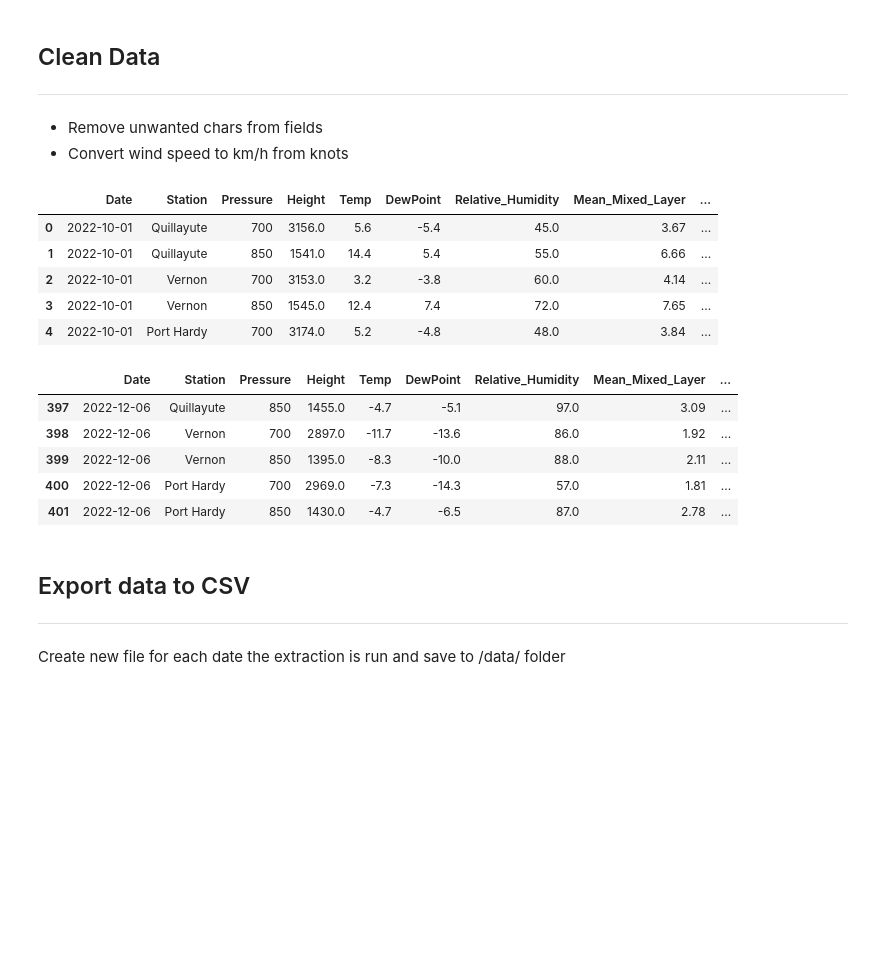
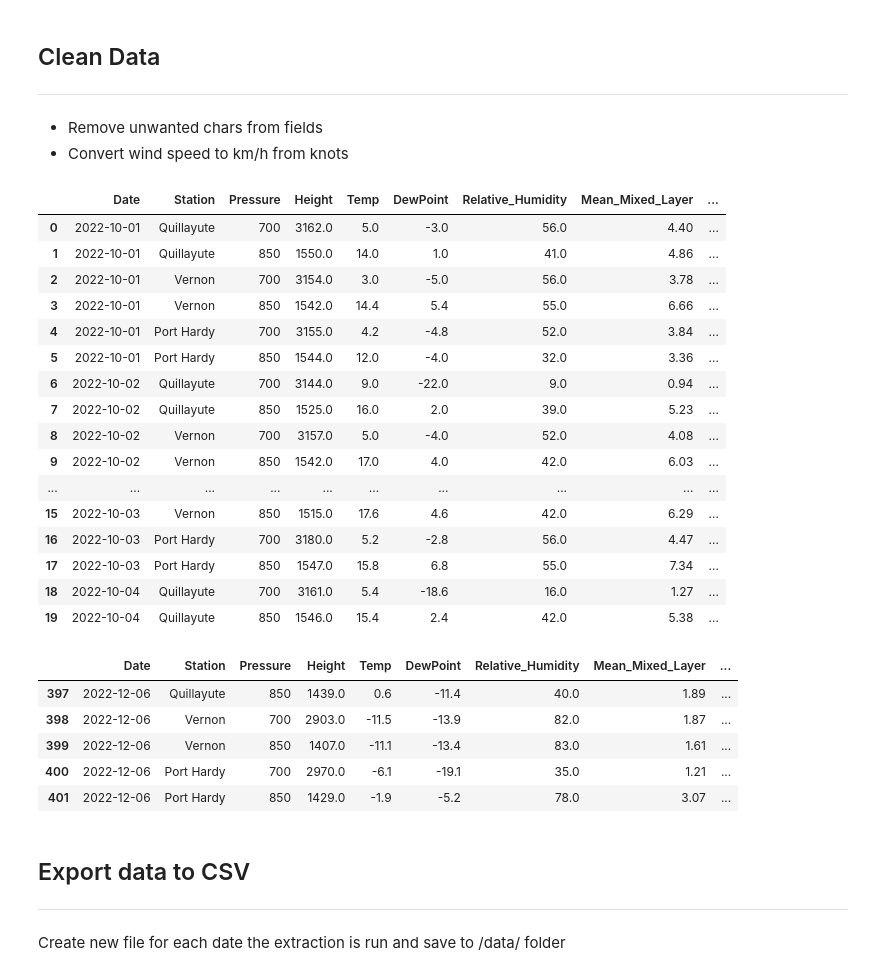
Before and after one commit to lck3nny/AuroraBC, a Jupyter notebook: Scraper/Scraper.ipynb, the cells around one changed output. Saved outputs shown, nothing was run; the diff lists cells and outputs as text; code cells hidden in the pictures; blank space fills up the shorter version.

```diff
--- a/Scraper/Scraper.ipynb
+++ b/Scraper/Scraper.ipynb
@@ -91,8 +91,8 @@ for d in dates_arr:
         url += "&MONTH={}".format(d[1])
         #url += "&FROM=" + str(now[1]) + str(now[2])
         #url += "&TO=" + str(now[1]) + str(now[2])
-        url += "&FROM={:0>2d}12".format(d[2])
-        url += "&TO={:0>2d}12".format(d[2])
+        url += "&FROM={:0>2d}00".format(d[2])
+        url += "&TO={:0>2d}23".format(d[2])
         url += "&STNM={}".format(station["id"])
         url += "&REPLOT=1"
         urls.append(url)
@@ -131,24 +131,39 @@ http://weather.uwyo.edu/cgi-bin/sounding?region=naconf&TYPE=TEXT%3ALIST&YEAR=202
 # %%
 data = []
 reading_idx = []
-
+problem_urls = []
 
 print("Extracting data from URLs: ")
 with alive_bar(len(urls), force_tty=True) as bar:
     for i, url in enumerate(urls):
+        search = 0
+        while search >= 0:
+            # scrape site data
+            # ~~~~~~~~~~~~~~~~
+            search += 1
+            page = requests.get(url)
+            soup = BeautifulSoup(page.content, "html.parser")
+            results = str(soup.find('pre'))
+            sevhundy = results[results.find("700"):].split()[:11]
+            eightfiddy = results[results.find("850"):].split()[:11]
 
-        # scrape site data
-        # ~~~~~~~~~~~~~~~~
-        page = requests.get(url)
-        soup = BeautifulSoup(page.content, "html.parser")
-        results = str(soup.find('pre'))
+            # catch erroneous reads
+            # site can hit too many requests
+            # ~~~~~~~~~~~~~~~~~~~~~~~~~~~~~~
+            if 'e' not in sevhundy[0] and 'e' not in eightfiddy[0]:
+                search = -1
+            elif search == 10:
+                print(url)
+                problem_urls.append(url)
+                search = -1
 
         # we want 700 first // 850 second
         # ~~~~~~~~~~~~~~~~~~~~~~~~~~~~~~~
-        data.append(results[results.find("700"):].split()[:11])
+        data.append(sevhundy)
         data[-1].insert(0, dates_idx[i])
         data[-1].insert(1, station_idx[i])
-        data.append(results[results.find("850"):].split()[:11])
+
+        data.append(eightfiddy)
         data[-1].insert(0, dates_idx[i])
         data[-1].insert(1, station_idx[i])
 
@@ -177,34 +198,45 @@ for item in data:
 # %%
 df = pd.DataFrame(data, columns=cols)
 
 # Convert DataFrame to numeric values
 # ~~~~~~~~~~~~~~~~~~~~~~~~~~~~~~~~~~~
 for col in cols[2:]:
     try:
         df[col] = pd.to_numeric(df[col])
     except:
         print(col)
 
 # Convert wind speed from Knots to KM/H
 # ~~~~~~~~~~~~~~~~~~~~~~~~~~~~~~~~~~~~~
 df['Wind_Speed'] = df['Wind_Speed'].multiply(1.852)
-df.head()
+df.head(20)
 # %% [output]
 |  | Date | Station | Pressure | Height | Temp | DewPoint | Relative_Humidity | Mean_Mixed_Layer | ... |
-| 0 | 2022-10-01 | Quillayute | 700 | 3156.0 | 5.6 | -5.4 | 45.0 | 3.67 | ... |
-| 1 | 2022-10-01 | Quillayute | 850 | 1541.0 | 14.4 | 5.4 | 55.0 | 6.66 | ... |
-| 2 | 2022-10-01 | Vernon | 700 | 3153.0 | 3.2 | -3.8 | 60.0 | 4.14 | ... |
-| 3 | 2022-10-01 | Vernon | 850 | 1545.0 | 12.4 | 7.4 | 72.0 | 7.65 | ... |
-| 4 | 2022-10-01 | Port Hardy | 700 | 3174.0 | 5.2 | -4.8 | 48.0 | 3.84 | ... |
+| 0 | 2022-10-01 | Quillayute | 700 | 3162.0 | 5.0 | -3.0 | 56.0 | 4.40 | ... |
+| 1 | 2022-10-01 | Quillayute | 850 | 1550.0 | 14.0 | 1.0 | 41.0 | 4.86 | ... |
+| 2 | 2022-10-01 | Vernon | 700 | 3154.0 | 3.0 | -5.0 | 56.0 | 3.78 | ... |
+| 3 | 2022-10-01 | Vernon | 850 | 1542.0 | 14.4 | 5.4 | 55.0 | 6.66 | ... |
+| 4 | 2022-10-01 | Port Hardy | 700 | 3155.0 | 4.2 | -4.8 | 52.0 | 3.84 | ... |
+| 5 | 2022-10-01 | Port Hardy | 850 | 1544.0 | 12.0 | -4.0 | 32.0 | 3.36 | ... |
+| 6 | 2022-10-02 | Quillayute | 700 | 3144.0 | 9.0 | -22.0 | 9.0 | 0.94 | ... |
+| 7 | 2022-10-02 | Quillayute | 850 | 1525.0 | 16.0 | 2.0 | 39.0 | 5.23 | ... |
+| 8 | 2022-10-02 | Vernon | 700 | 3157.0 | 5.0 | -4.0 | 52.0 | 4.08 | ... |
+| 9 | 2022-10-02 | Vernon | 850 | 1542.0 | 17.0 | 4.0 | 42.0 | 6.03 | ... |
+| ... | ... | ... | ... | ... | ... | ... | ... | ... | ... |
+| 15 | 2022-10-03 | Vernon | 850 | 1515.0 | 17.6 | 4.6 | 42.0 | 6.29 | ... |
+| 16 | 2022-10-03 | Port Hardy | 700 | 3180.0 | 5.2 | -2.8 | 56.0 | 4.47 | ... |
+| 17 | 2022-10-03 | Port Hardy | 850 | 1547.0 | 15.8 | 6.8 | 55.0 | 7.34 | ... |
+| 18 | 2022-10-04 | Quillayute | 700 | 3161.0 | 5.4 | -18.6 | 16.0 | 1.27 | ... |
+| 19 | 2022-10-04 | Quillayute | 850 | 1546.0 | 15.4 | 2.4 | 42.0 | 5.38 | ... |
 # %%
 df.tail()
 # %% [output]
 |  | Date | Station | Pressure | Height | Temp | DewPoint | Relative_Humidity | Mean_Mixed_Layer | ... |
-| 397 | 2022-12-06 | Quillayute | 850 | 1455.0 | -4.7 | -5.1 | 97.0 | 3.09 | ... |
-| 398 | 2022-12-06 | Vernon | 700 | 2897.0 | -11.7 | -13.6 | 86.0 | 1.92 | ... |
-| 399 | 2022-12-06 | Vernon | 850 | 1395.0 | -8.3 | -10.0 | 88.0 | 2.11 | ... |
-| 400 | 2022-12-06 | Port Hardy | 700 | 2969.0 | -7.3 | -14.3 | 57.0 | 1.81 | ... |
-| 401 | 2022-12-06 | Port Hardy | 850 | 1430.0 | -4.7 | -6.5 | 87.0 | 2.78 | ... |
+| 397 | 2022-12-06 | Quillayute | 850 | 1439.0 | 0.6 | -11.4 | 40.0 | 1.89 | ... |
+| 398 | 2022-12-06 | Vernon | 700 | 2903.0 | -11.5 | -13.9 | 82.0 | 1.87 | ... |
+| 399 | 2022-12-06 | Vernon | 850 | 1407.0 | -11.1 | -13.4 | 83.0 | 1.61 | ... |
+| 400 | 2022-12-06 | Port Hardy | 700 | 2970.0 | -6.1 | -19.1 | 35.0 | 1.21 | ... |
+| 401 | 2022-12-06 | Port Hardy | 850 | 1429.0 | -1.9 | -5.2 | 78.0 | 3.07 | ... |
 # %% [markdown]
 ## Export data to CSV
 ---
```
Also changed, not shown: parts of 11 cells of this notebook, 1 other file.
